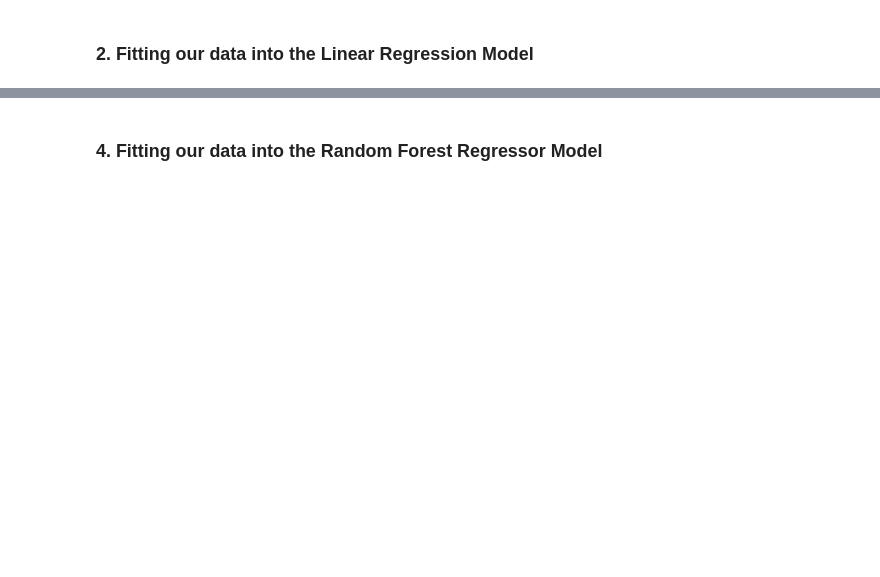
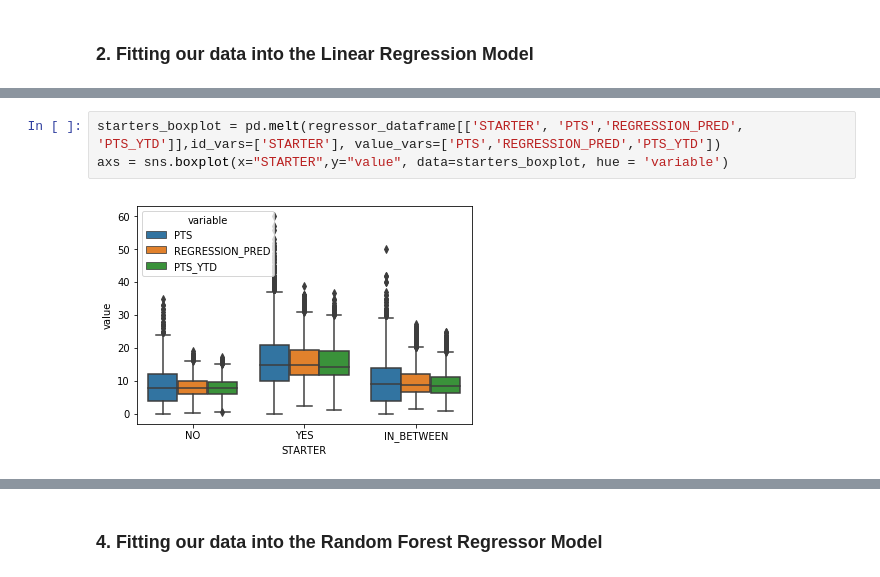
Before and after one commit to btsao604/Capstone_1, a Jupyter notebook: Final_Report/Capstone_Project_1_In-Depth_Analysis.ipynb, the cells around one changed output, grey strips where cells are left out. Cells and saved outputs as stored; diff of their text form; blank space fills up the shorter version.

```diff
--- a/Final_Report/Capstone_Project_1_In-Depth_Analysis.ipynb
+++ b/Final_Report/Capstone_Project_1_In-Depth_Analysis.ipynb
@@ -125,0 +197,5 @@ print(score)
+# %%
+starters_boxplot = pd.melt(regressor_dataframe[['STARTER', 'PTS','REGRESSION_PRED', 'PTS_YTD']],id_vars=['STARTER'], value_vars=['PTS','REGRESSION_PRED','PTS_YTD'])
+axs = sns.boxplot(x="STARTER",y="value", data=starters_boxplot, hue = 'variable')
+# %% [output]
+[figure, added]
```
Also changed, not shown: parts of 42 cells of this notebook, 12 other files.
